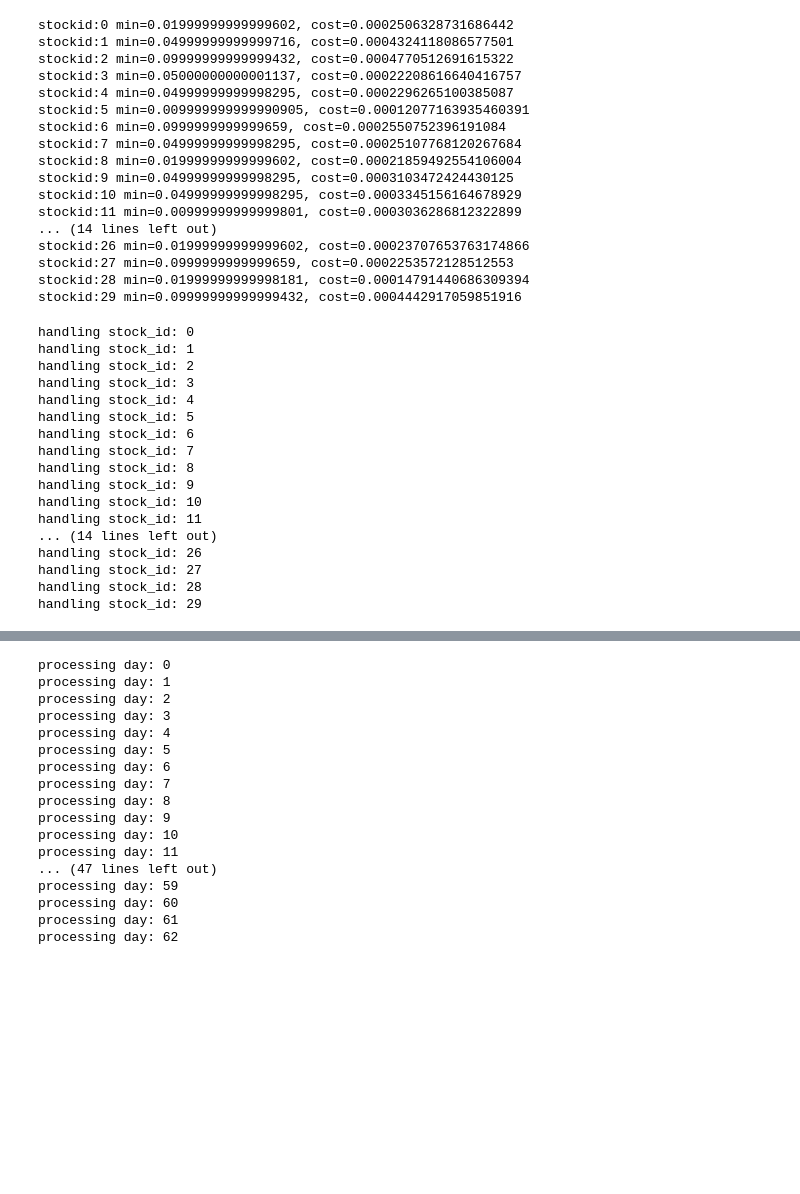
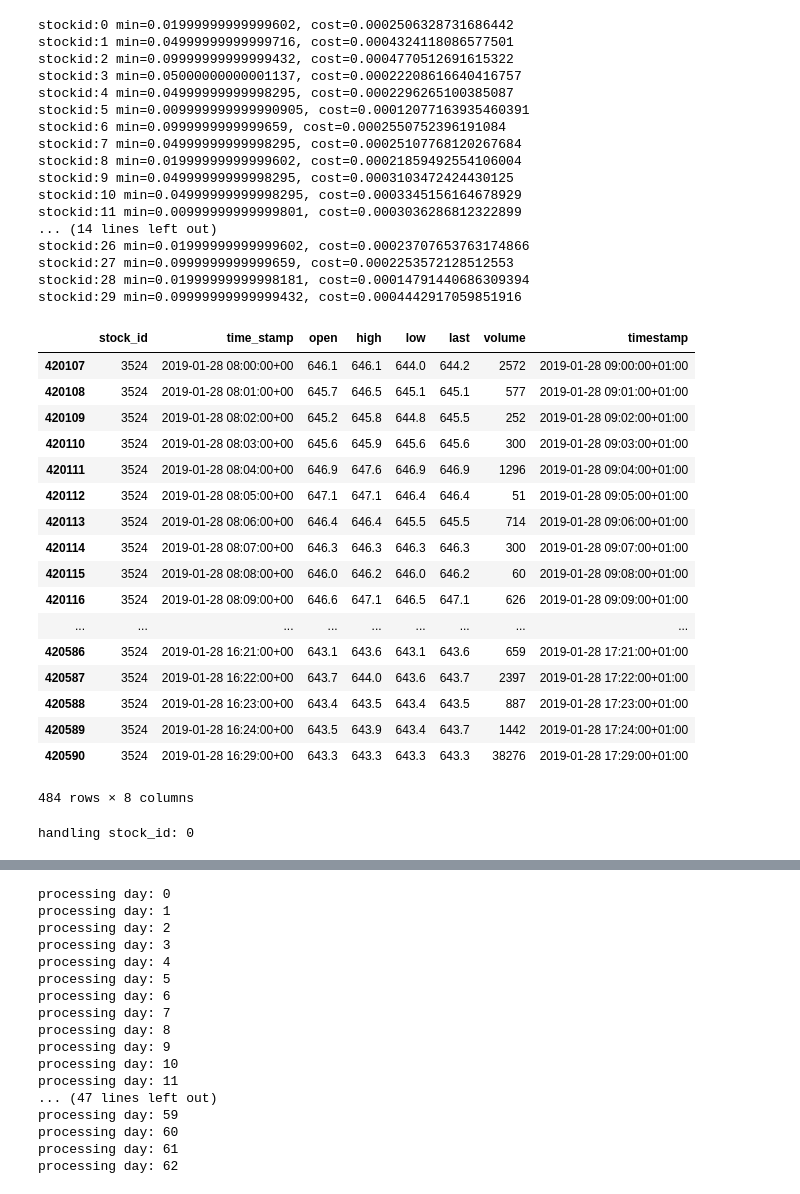
Before and after one commit to smartestrobotdai/download-data, a Jupyter notebook: data-analytics/omx30-prep.ipynb, the cells around one changed output, grey strips where cells are left out. Cells and saved outputs as stored; diff of their text form; code cells hidden in the pictures; blank space fills up the shorter version.

```diff
--- a/data-analytics/omx30-prep.ipynb
+++ b/data-analytics/omx30-prep.ipynb
@@ -101,6 +101,27 @@ stockid:26 min=0.01999999999999602, cost=0.00023707653763174866
 stockid:27 min=0.0999999999999659, cost=0.0002253572128512553
 stockid:28 min=0.01999999999998181, cost=0.00014791440686309394
 stockid:29 min=0.09999999999999432, cost=0.0004442917059851916
+# %%
+time_series_all_list[14][0]
+# %% [output]
+|  | stock_id | time_stamp | open | high | low | last | volume | timestamp |
+| 420107 | 3524 | 2019-01-28 08:00:00+00 | 646.1 | 646.1 | 644.0 | 644.2 | 2572 | 2019-01-28 09:00:00+01:00 |
+| 420108 | 3524 | 2019-01-28 08:01:00+00 | 645.7 | 646.5 | 645.1 | 645.1 | 577 | 2019-01-28 09:01:00+01:00 |
+| 420109 | 3524 | 2019-01-28 08:02:00+00 | 645.2 | 645.8 | 644.8 | 645.5 | 252 | 2019-01-28 09:02:00+01:00 |
+| 420110 | 3524 | 2019-01-28 08:03:00+00 | 645.6 | 645.9 | 645.6 | 645.6 | 300 | 2019-01-28 09:03:00+01:00 |
+| 420111 | 3524 | 2019-01-28 08:04:00+00 | 646.9 | 647.6 | 646.9 | 646.9 | 1296 | 2019-01-28 09:04:00+01:00 |
+| 420112 | 3524 | 2019-01-28 08:05:00+00 | 647.1 | 647.1 | 646.4 | 646.4 | 51 | 2019-01-28 09:05:00+01:00 |
+| 420113 | 3524 | 2019-01-28 08:06:00+00 | 646.4 | 646.4 | 645.5 | 645.5 | 714 | 2019-01-28 09:06:00+01:00 |
+| 420114 | 3524 | 2019-01-28 08:07:00+00 | 646.3 | 646.3 | 646.3 | 646.3 | 300 | 2019-01-28 09:07:00+01:00 |
+| 420115 | 3524 | 2019-01-28 08:08:00+00 | 646.0 | 646.2 | 646.0 | 646.2 | 60 | 2019-01-28 09:08:00+01:00 |
+| 420116 | 3524 | 2019-01-28 08:09:00+00 | 646.6 | 647.1 | 646.5 | 647.1 | 626 | 2019-01-28 09:09:00+01:00 |
+| ... | ... | ... | ... | ... | ... | ... | ... | ... |
+| 420586 | 3524 | 2019-01-28 16:21:00+00 | 643.1 | 643.6 | 643.1 | 643.6 | 659 | 2019-01-28 17:21:00+01:00 |
+| 420587 | 3524 | 2019-01-28 16:22:00+00 | 643.7 | 644.0 | 643.6 | 643.7 | 2397 | 2019-01-28 17:22:00+01:00 |
+| 420588 | 3524 | 2019-01-28 16:23:00+00 | 643.4 | 643.5 | 643.4 | 643.5 | 887 | 2019-01-28 17:23:00+01:00 |
+| 420589 | 3524 | 2019-01-28 16:24:00+00 | 643.5 | 643.9 | 643.4 | 643.7 | 1442 | 2019-01-28 17:24:00+01:00 |
+| 420590 | 3524 | 2019-01-28 16:29:00+00 | 643.3 | 643.3 | 643.3 | 643.3 | 38276 | 2019-01-28 17:29:00+01:00 |
+484 rows × 8 columns
 # %%
 for stock_id in range(len(time_series_all_list)):
     print("handling stock_id: {}".format(stock_id))
@@ -130,7 +151,12 @@ for stock_id in range(len(time_series_all_list)):
         df3['volume'].iloc[-5:] = df3['volume'].iloc[-1]/5
 
 
+
         df = df3.reset_index().rename({'index':'timestamp'}, axis=1)
+        df['step_of_day'] = np.arange(0, len(df))
+        day_of_week = df['timestamp'].iloc[0].weekday()
+        df['step_of_week'] = len(df) * day_of_week + df['step_of_day']
+
         #df['timestamp'] = pd.to_datetime(df['time_stamp'], format="%Y-%m-%d %H:%M:%S").dt.tz_convert('Europe/Stockholm')
         df['ema_10'] = df['last'].ewm(span=10, adjust=False).mean()
         df['ema_20'] = df['last'].ewm(span=20, adjust=False).mean()
@@ -156,19 +182,3 @@ for stock_id in range(len(time_series_all_list)):
         time_series_all_list[stock_id][day_id] = df.fillna(0)
 # %% [output]
 handling stock_id: 0
-handling stock_id: 1
-handling stock_id: 2
-handling stock_id: 3
-handling stock_id: 4
-handling stock_id: 5
-handling stock_id: 6
-handling stock_id: 7
-handling stock_id: 8
-handling stock_id: 9
-handling stock_id: 10
-handling stock_id: 11
-... (14 lines left out)
-handling stock_id: 26
-handling stock_id: 27
-handling stock_id: 28
-handling stock_id: 29
```
Also changed, not shown: parts of 4 cells of this notebook.
